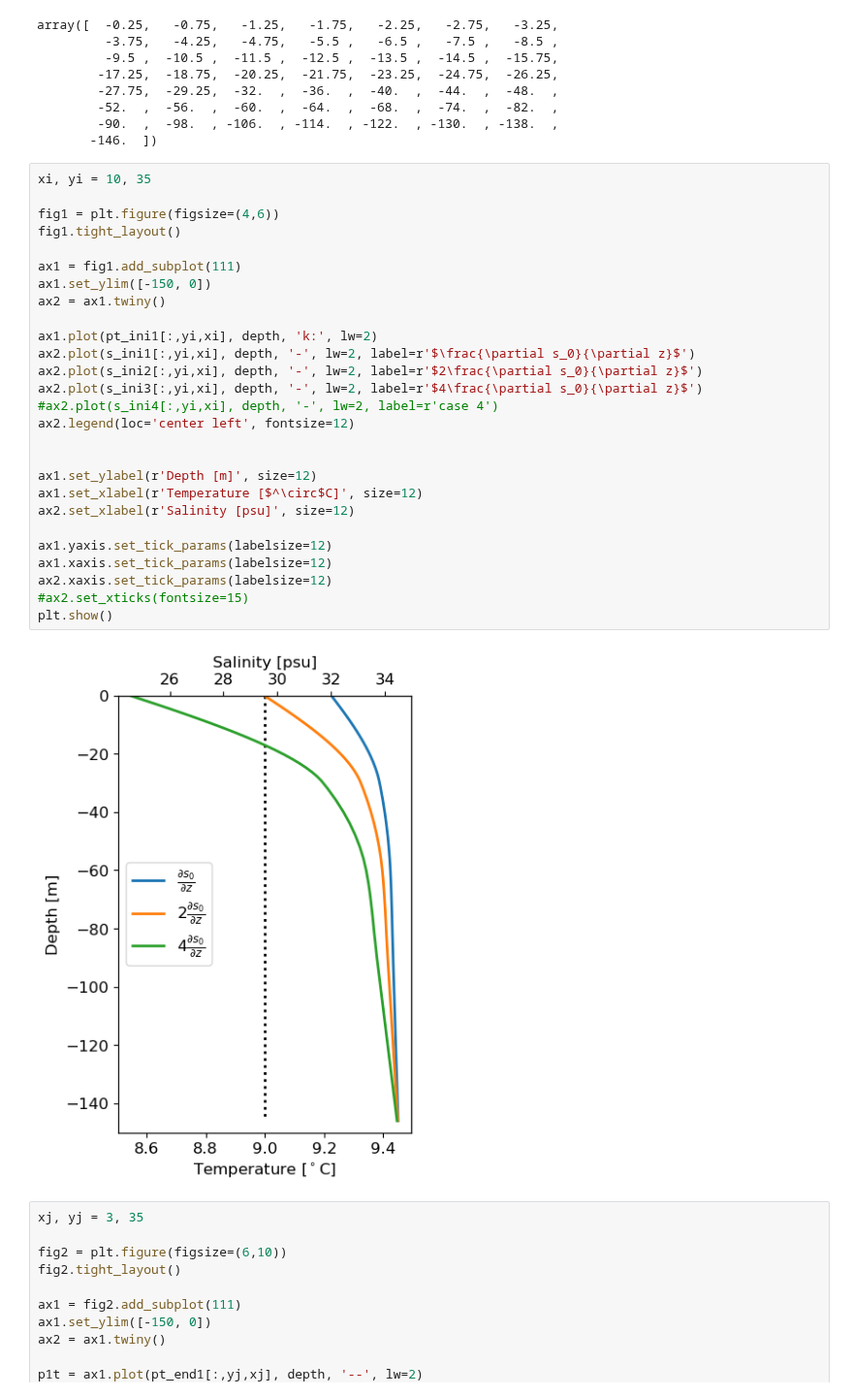
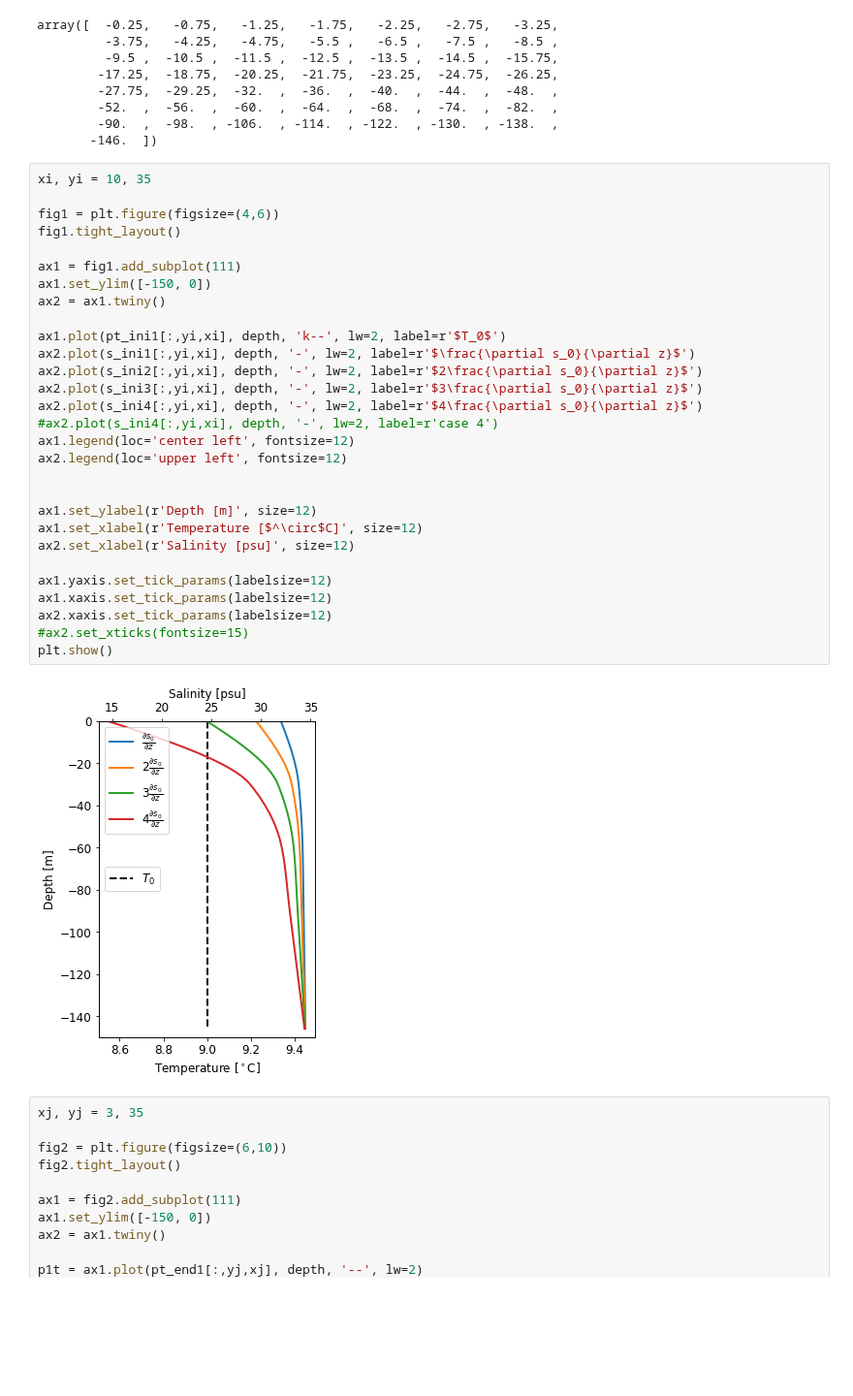
Before and after one commit to weiyangbao/Jupyter-Iceplume, a Jupyter notebook: initial_prof.ipynb, the cells around one changed output. Shown at 97% size. Saved outputs shown, nothing was run; the diff lists cells and outputs as text; blank space fills up the shorter version.

```diff
--- a/initial_prof.ipynb
+++ b/initial_prof.ipynb
@@ -46,32 +46,34 @@ array([  -0.25,   -0.75,   -1.25,   -1.75,   -2.25,   -2.75,   -3.25,
 # %%
 xi, yi = 10, 35
 
 fig1 = plt.figure(figsize=(4,6))
 fig1.tight_layout()
 
 ax1 = fig1.add_subplot(111)
 ax1.set_ylim([-150, 0])
 ax2 = ax1.twiny()
 
-ax1.plot(pt_ini1[:,yi,xi], depth, 'k:', lw=2)
+ax1.plot(pt_ini1[:,yi,xi], depth, 'k--', lw=2, label=r'$T_0$')
 ax2.plot(s_ini1[:,yi,xi], depth, '-', lw=2, label=r'$\frac{\partial s_0}{\partial z}$')
 ax2.plot(s_ini2[:,yi,xi], depth, '-', lw=2, label=r'$2\frac{\partial s_0}{\partial z}$')
-ax2.plot(s_ini3[:,yi,xi], depth, '-', lw=2, label=r'$4\frac{\partial s_0}{\partial z}$')
+ax2.plot(s_ini3[:,yi,xi], depth, '-', lw=2, label=r'$3\frac{\partial s_0}{\partial z}$')
+ax2.plot(s_ini4[:,yi,xi], depth, '-', lw=2, label=r'$4\frac{\partial s_0}{\partial z}$')
 #ax2.plot(s_ini4[:,yi,xi], depth, '-', lw=2, label=r'case 4')
-ax2.legend(loc='center left', fontsize=12)
+ax1.legend(loc='center left', fontsize=12)
+ax2.legend(loc='upper left', fontsize=12)
 
 
 ax1.set_ylabel(r'Depth [m]', size=12)
 ax1.set_xlabel(r'Temperature [$^\circ$C]', size=12)
 ax2.set_xlabel(r'Salinity [psu]', size=12)
 
 ax1.yaxis.set_tick_params(labelsize=12)
 ax1.xaxis.set_tick_params(labelsize=12)
 ax2.xaxis.set_tick_params(labelsize=12)
 #ax2.set_xticks(fontsize=15)
 plt.show()
 # %% [output]
-[figure, old version]
+[figure, new version]
 # %%
 xj, yj = 3, 35
 
```
Also changed, not shown: 1 other file.
